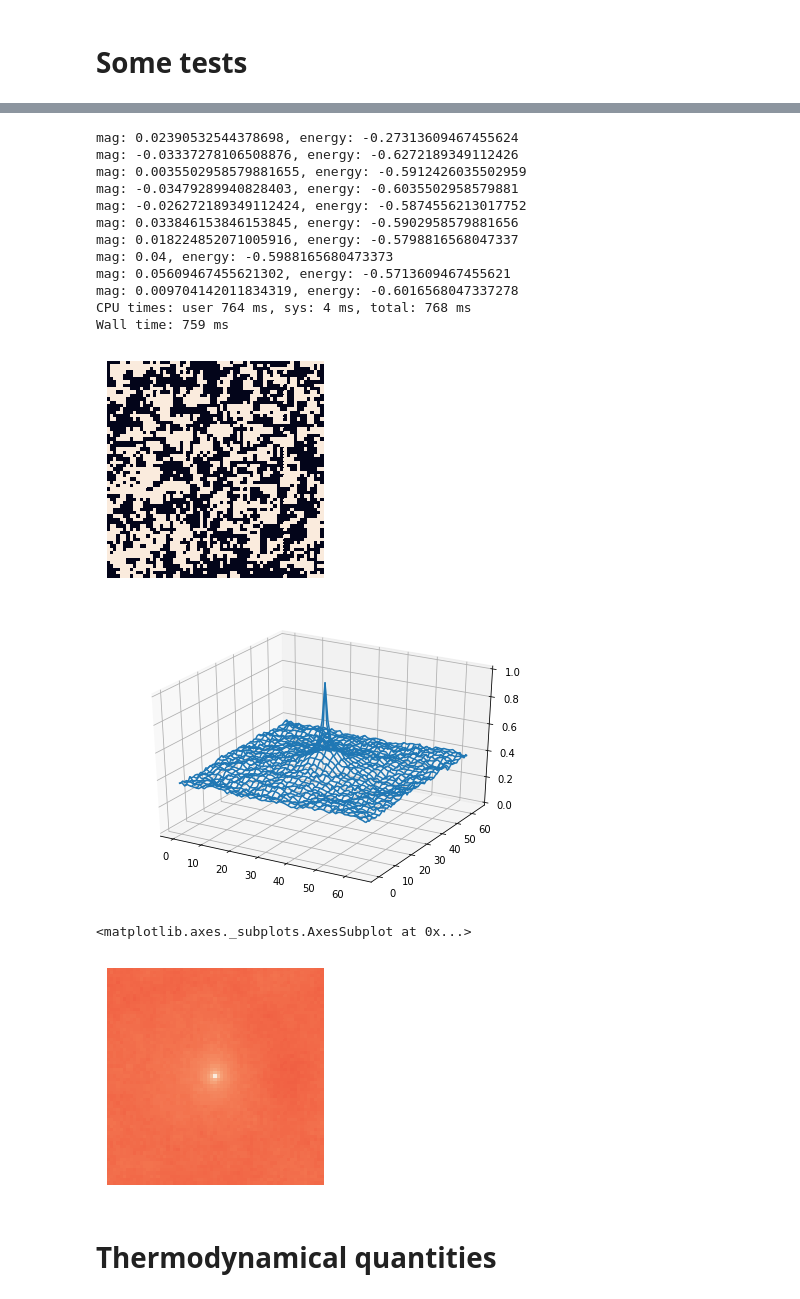
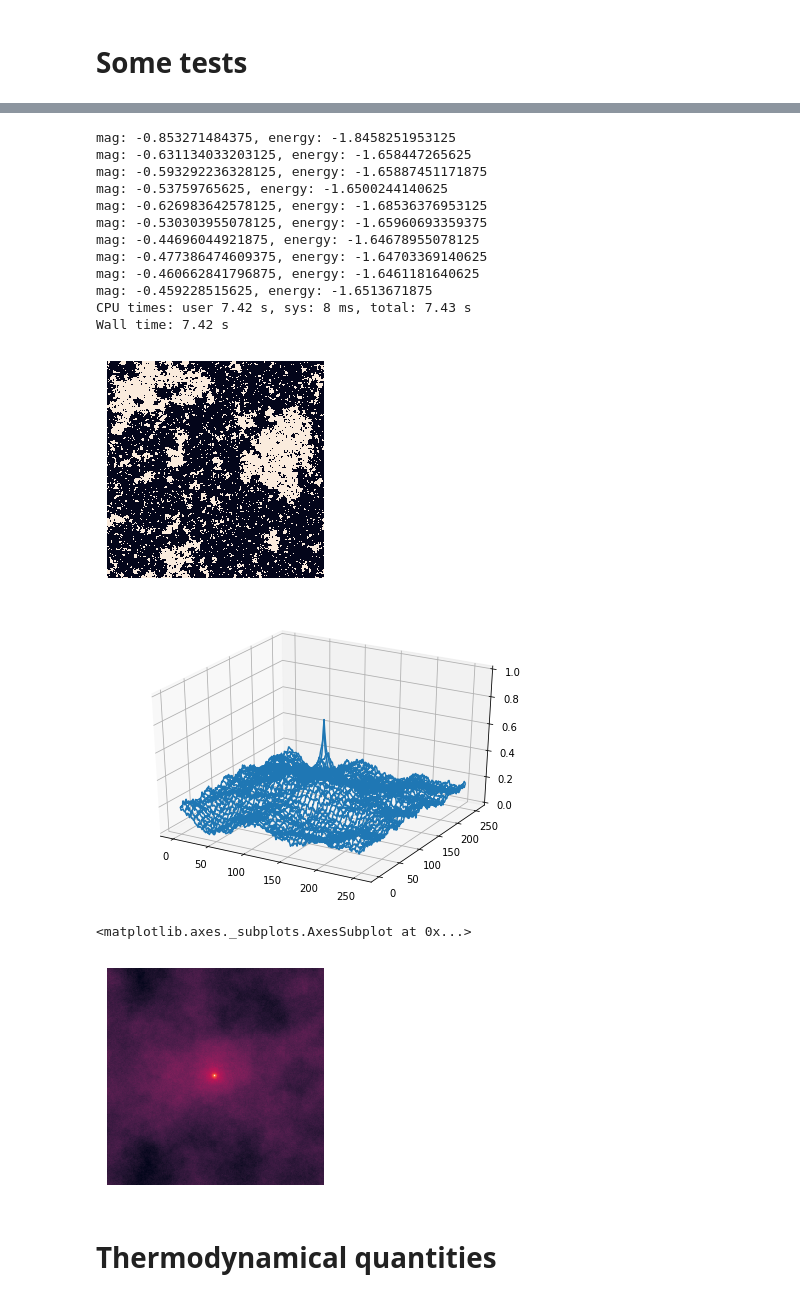
Before and after one commit to biyori-sh/IsingModel-MonteCarlo, a Jupyter notebook: Ising2d_MC.ipynb, the cells around one changed output, grey strips where cells are left out. Cells and saved outputs as stored; diff of their text form; code cells hidden in the pictures.

```diff
--- a/Ising2d_MC.ipynb
+++ b/Ising2d_MC.ipynb
@@ -741,7 +741,7 @@ def log_corrfunc_radial_plot(size_lat, temp_lst, coupling, ex_field, step_therma
 # %% [markdown]
 # Some tests
 # %%
-a=initial_config(65)
+a=initial_config(256)
 a0, a1 = np.shape(a)
 e=hamiltonian(a, 1, 0.0)
 print(e)
@@ -757,32 +757,32 @@ sns.heatmap(a, cbar=False, square=True, xticklabels=False, yticklabels=False)
 # %%
 %%time
 t_c = 2.0/np.log(np.sqrt(2.0)+1)
-for i in range(0,1000):
-    e=update_config(a, a0, a1, e, t_c+1.5, 1.0, 0.0)
-    if i%100==0 :
+for i in range(0,2000):
+    e=update_config(a, a0, a1, e, t_c, 1.0, 0.0)
+    if i%200==0 :
         print("mag: " + str(np.sum(a)/len(a)**2) + ", energy: " + str(e/len(a)**2))
 plt.figure()
 sns.heatmap(a, cbar=False, vmax=1, vmin=-1, square=True, xticklabels=False, yticklabels=False)
 # %% [output]
-mag: 0.02390532544378698, energy: -0.27313609467455624
-mag: -0.03337278106508876, energy: -0.6272189349112426
-mag: 0.0035502958579881655, energy: -0.5912426035502959
-mag: -0.03479289940828403, energy: -0.6035502958579881
-mag: -0.026272189349112424, energy: -0.5874556213017752
-mag: 0.033846153846153845, energy: -0.5902958579881656
-mag: 0.018224852071005916, energy: -0.5798816568047337
-mag: 0.04, energy: -0.5988165680473373
-mag: 0.05609467455621302, energy: -0.5713609467455621
-mag: 0.009704142011834319, energy: -0.6016568047337278
-CPU times: user 764 ms, sys: 4 ms, total: 768 ms
-Wall time: 759 ms
+mag: -0.853271484375, energy: -1.8458251953125
+mag: -0.631134033203125, energy: -1.658447265625
+mag: -0.593292236328125, energy: -1.65887451171875
+mag: -0.53759765625, energy: -1.6500244140625
+mag: -0.626983642578125, energy: -1.68536376953125
+mag: -0.530303955078125, energy: -1.65960693359375
+mag: -0.44696044921875, energy: -1.64678955078125
+mag: -0.477386474609375, energy: -1.64703369140625
+mag: -0.460662841796875, energy: -1.6461181640625
+mag: -0.459228515625, energy: -1.6513671875
+CPU times: user 7.42 s, sys: 8 ms, total: 7.43 s
+Wall time: 7.42 s
-[figure, old version]
+[figure, new version]
 # %%
 # 3D plot of the correlation function
 from mpl_toolkits.mplot3d import Axes3D
 # %matplotlib notebook
 
-b, rp0, rp1, _ = measuring_corrfunc(a, e,  t_c, 1, 0, 5000, 5)
+b, rp0, rp1, _ = measuring_corrfunc(a, e,  t_c, 1, 0, 0, 5000, 5)
 
 X, Y = np.meshgrid(np.arange(len(b[0])), np.arange(len(b)))
 
@@ -793,14 +793,14 @@ ax.plot_wireframe(X, Y, b)
 ax.set_zlim(0, 1)
 plt.show()
 # %% [output]
-[figure, old version]
+[figure, new version]
 # %%
 # heat map of the correlation function
 plt.figure()
-sns.heatmap(b, cbar=False, vmax=1, vmin=-1, square=True, xticklabels=False, yticklabels=False)
+sns.heatmap(b, cbar=False, vmax=1, vmin=0, square=True, xticklabels=False, yticklabels=False)
 # %% [output]
 <matplotlib.axes._subplots.AxesSubplot at 0x...>
-[figure, old version]
+[figure, new version]
 # %% [markdown]
 # Thermodynamical quantities
 # %%
```
Also changed, not shown: parts of 7 cells of this notebook.
